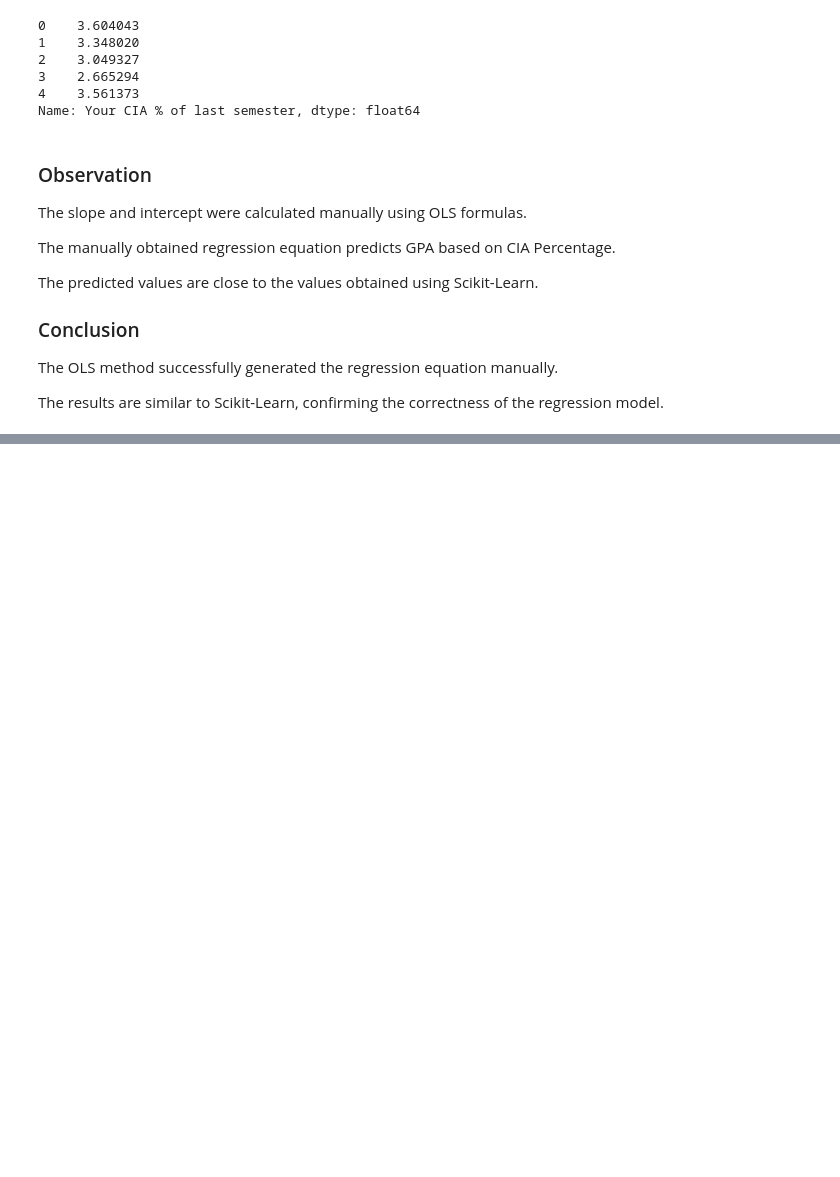
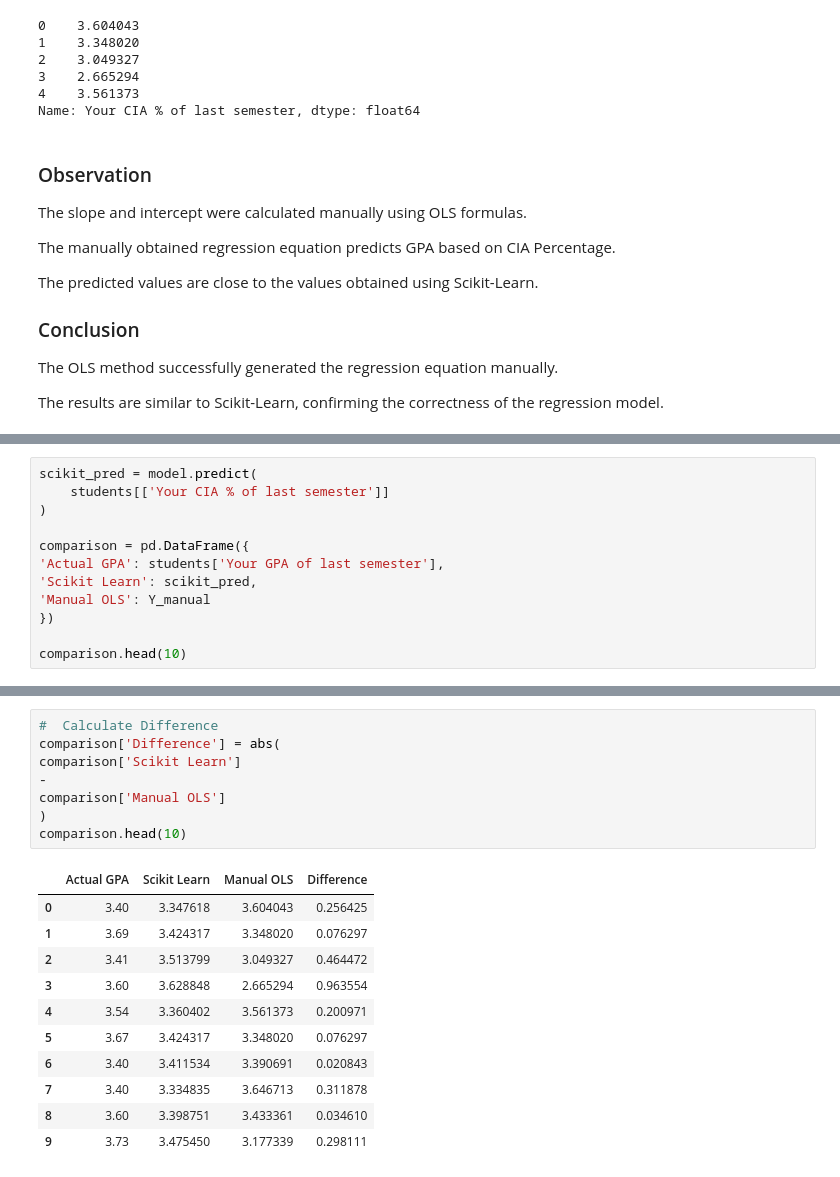
Before and after one commit to an2sh4a/ML-Lab-2547262, a Jupyter notebook: Lab-3/lab-3.ipynb, the cells around one changed output, grey strips where cells are left out. Cells and saved outputs as stored; diff of their text form; blank space fills up the shorter version.

```diff
--- a/Lab-3/lab-3.ipynb
+++ b/Lab-3/lab-3.ipynb
@@ -488,0 +491,12 @@ The results are similar to Scikit-Learn, confirming the correctness of the regre
+# %%
+scikit_pred = model.predict(
+    students[['Your CIA % of last semester']]
+)
+
+comparison = pd.DataFrame({
+'Actual GPA': students['Your GPA of last semester'],
+'Scikit Learn': scikit_pred,
+'Manual OLS': Y_manual
+})
+
+comparison.head(10)
@@ -488,0 +515,20 @@ The results are similar to Scikit-Learn, confirming the correctness of the regre
+# %%
+#  Calculate Difference
+comparison['Difference'] = abs(
+comparison['Scikit Learn']
+-
+comparison['Manual OLS']
+)
+comparison.head(10)
+# %% [output]
+|  | Actual GPA | Scikit Learn | Manual OLS | Difference |
+| 0 | 3.40 | 3.347618 | 3.604043 | 0.256425 |
+| 1 | 3.69 | 3.424317 | 3.348020 | 0.076297 |
+| 2 | 3.41 | 3.513799 | 3.049327 | 0.464472 |
+| 3 | 3.60 | 3.628848 | 2.665294 | 0.963554 |
+| 4 | 3.54 | 3.360402 | 3.561373 | 0.200971 |
+| 5 | 3.67 | 3.424317 | 3.348020 | 0.076297 |
+| 6 | 3.40 | 3.411534 | 3.390691 | 0.020843 |
+| 7 | 3.40 | 3.334835 | 3.646713 | 0.311878 |
+| 8 | 3.60 | 3.398751 | 3.433361 | 0.034610 |
+| 9 | 3.73 | 3.475450 | 3.177339 | 0.298111 |
```
Also changed, not shown: parts of 9 cells of this notebook, 1 other file.
